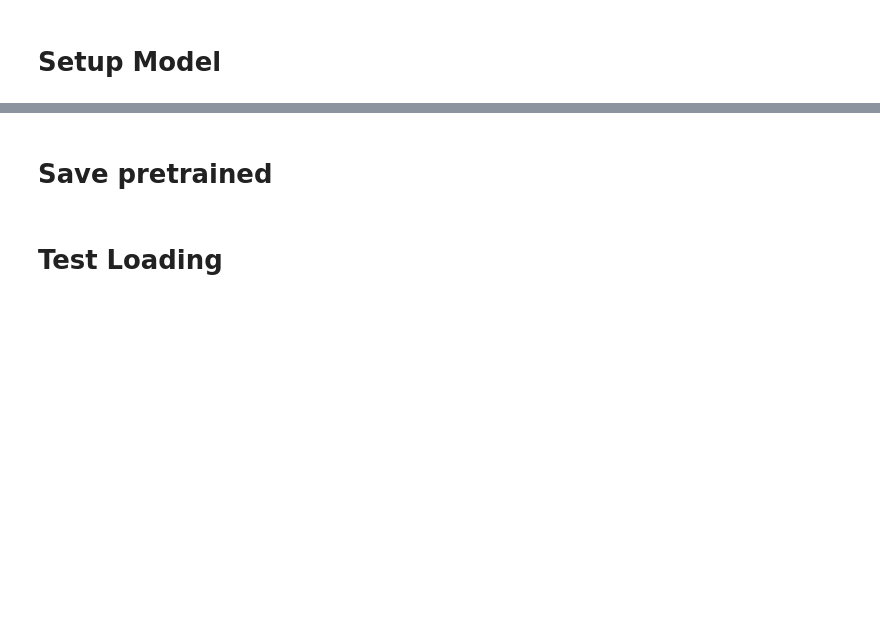
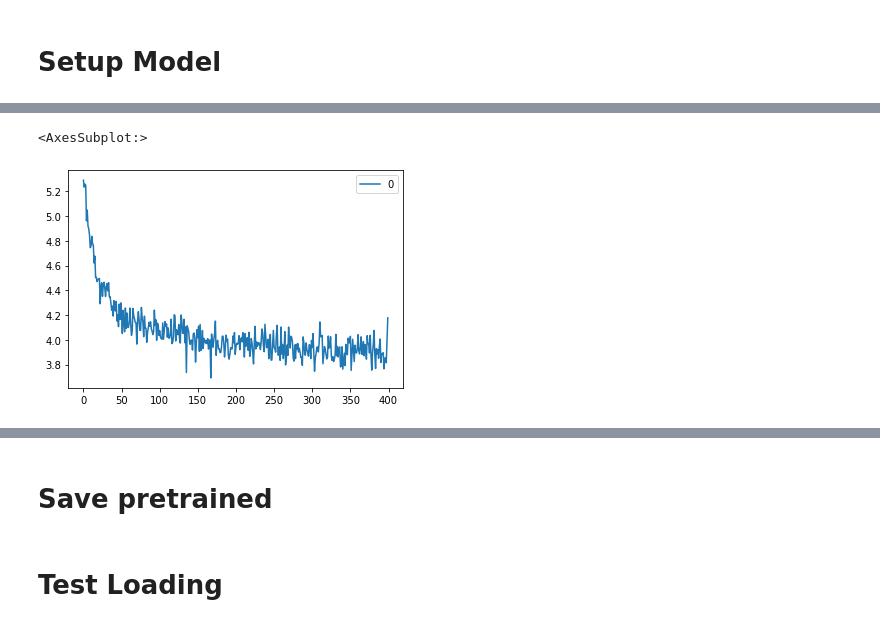
Before and after one commit to Oliver-Tautz/Context-sensitive-language-models-for-knowledge-graph-embeddings, a Jupyter notebook: notebooks/train_bert_embeddings.ipynb, the cells around one changed output, grey strips where cells are left out. Saved outputs shown, nothing was run; the diff lists cells and outputs as text; code cells hidden in the pictures; blank space fills up the shorter version.

```diff
--- a/notebooks/train_bert_embeddings.ipynb
+++ b/notebooks/train_bert_embeddings.ipynb
@@ -258,2 +261,6 @@ pd.DataFrame(history).to_csv('bert_loss.csv')
 # %%
-pd.DataFrame(batchloss_metric.compute().detach().cpu()).to_csv('bert_batchloss.csv')
+pd.DataFrame(batchloss_metric_eval.compute().detach().cpu()).to_csv('bert_batchloss_eval.csv')
+pd.DataFrame(batchloss_metric_eval.compute().detach().cpu()).plot()
+# %% [output]
+<AxesSubplot:>
+[figure, added]
```
Also changed, not shown: parts of 26 cells of this notebook, 9 other files.
